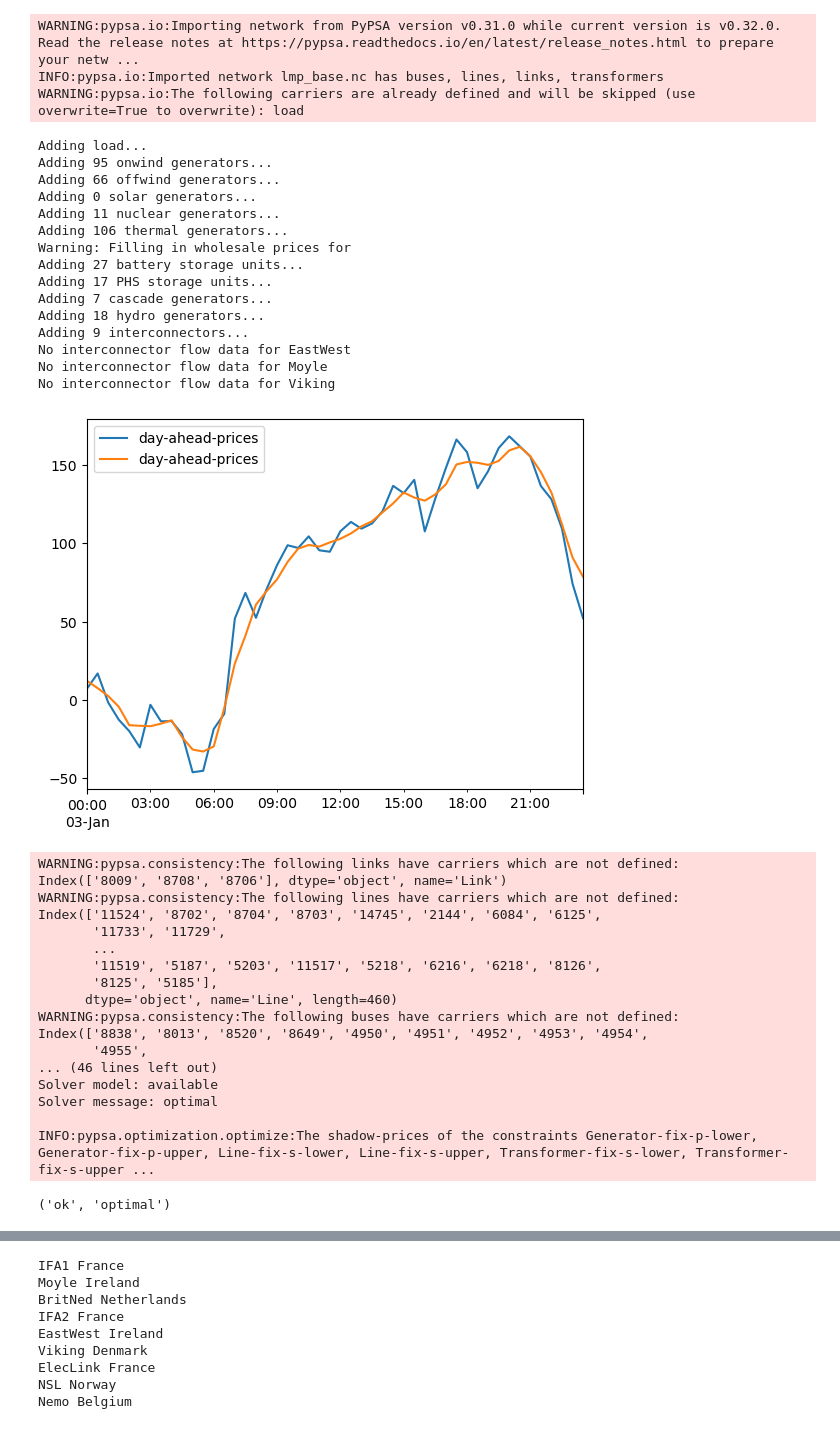
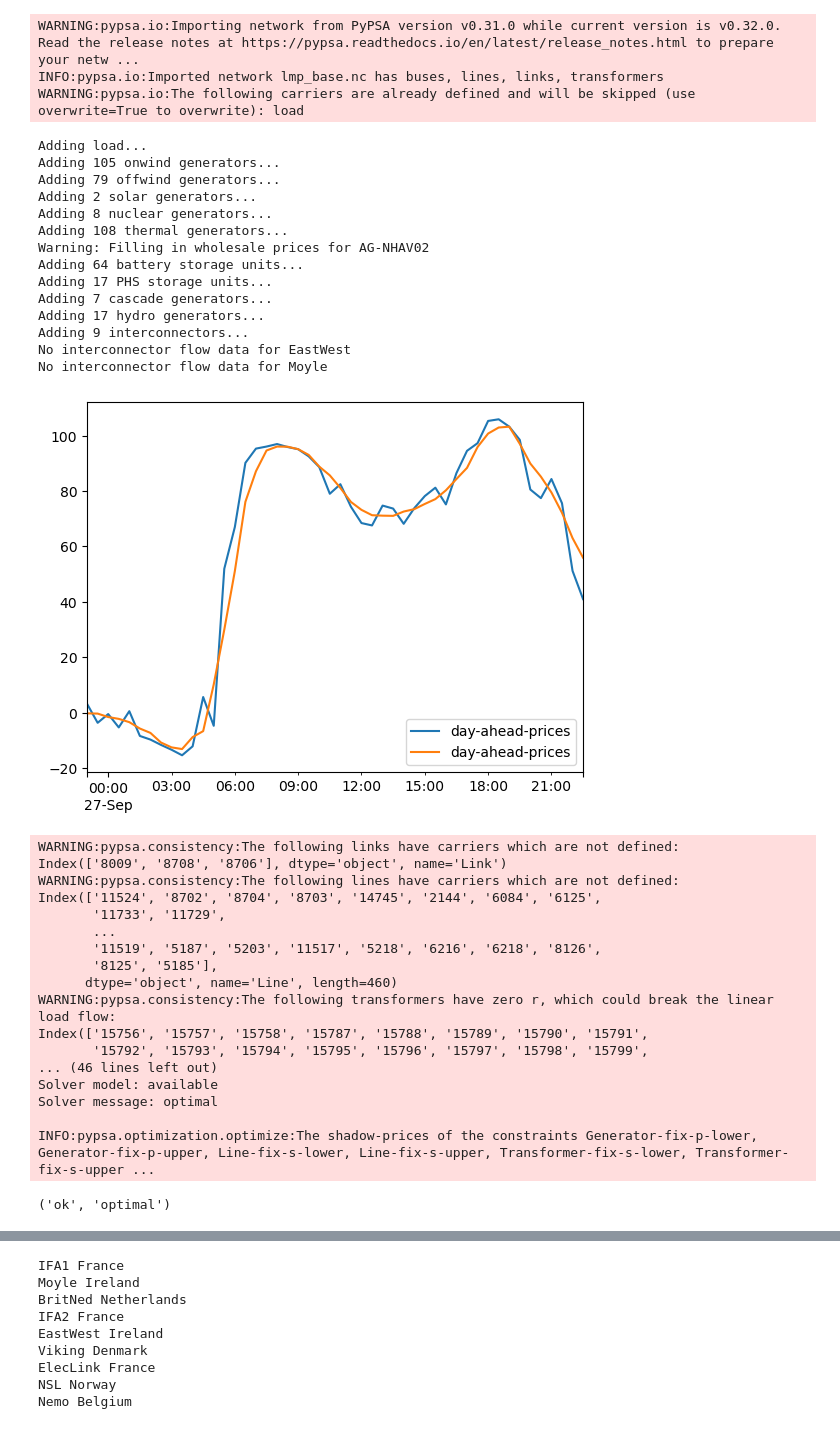
Before and after one commit to LukasFrankenQ/GBPower, a Jupyter notebook: notebooks/build_supply_curve.ipynb, the cells around one changed output, grey strips where cells are left out. Saved outputs shown, nothing was run; the diff lists cells and outputs as text; code cells hidden in the pictures.

```diff
--- a/notebooks/build_supply_curve.ipynb
+++ b/notebooks/build_supply_curve.ipynb
@@ -648,7 +648,7 @@ def add_carriers(n, bmus, interconnection_countries):
 if __name__ == '__main__':
 
     # day = '2024-03-21'
-    day = '2022-01-03'
+    day = '2024-09-27'
 
     pn = pd.read_csv(pn_fn.format(day), index_col=0, parse_dates=True)
     mel = pd.read_csv(mel_fn.format(day), index_col=0, parse_dates=True)
@@ -707,43 +707,42 @@ if __name__ == '__main__':
         wholesale_prices,
         europe_wholesale_prices,
         nemo,
         cfd_strike_prices,
         roc_values,
         nuclear_wholesale_price,
         battery_phs_capacities,
         interconnection_mapper,
         interconnection_capacities,
         interconnection_countries,
         fixed_ic,
         country_coords,
         )
 
     m = n.generators_t.marginal_cost
 
     scale_merit_order(n, dah, collective=False)
 
     #remove_all_interconnectors(n)
     #remove_all_storage(n)
 # %% [output]
 WARNING:pypsa.io:Importing network from PyPSA version v0.31.0 while current version is v0.32.0. Read the release notes at https://pypsa.readthedocs.io/en/latest/release_notes.html to prepare your netw ...
 INFO:pypsa.io:Imported network lmp_base.nc has buses, lines, links, transformers
 WARNING:pypsa.io:The following carriers are already defined and will be skipped (use overwrite=True to overwrite): load
 Adding load...
-Adding 95 onwind generators...
-Adding 66 offwind generators...
-Adding 0 solar generators...
-Adding 11 nuclear generators...
-Adding 106 thermal generators...
-Warning: Filling in wholesale prices for
-Adding 27 battery storage units...
+Adding 105 onwind generators...
+Adding 79 offwind generators...
+Adding 2 solar generators...
+Adding 8 nuclear generators...
+Adding 108 thermal generators...
+Warning: Filling in wholesale prices for AG-NHAV02
+Adding 64 battery storage units...
 Adding 17 PHS storage units...
 Adding 7 cascade generators...
-Adding 18 hydro generators...
+Adding 17 hydro generators...
 Adding 9 interconnectors...
 No interconnector flow data for EastWest
 No interconnector flow data for Moyle
-No interconnector flow data for Viking
-[figure, old version]
+[figure, new version]
 # %%
 n.optimize()
 # %% [output]
@@ -756,9 +755,9 @@ Index(['11524', '8702', '8704', '8703', '14745', '2144', '6084', '6125',
        '11519', '5187', '5203', '11517', '5218', '6216', '6218', '8126',
        '8125', '5185'],
       dtype='object', name='Line', length=460)
-WARNING:pypsa.consistency:The following buses have carriers which are not defined:
-Index(['8838', '8013', '8520', '8649', '4950', '4951', '4952', '4953', '4954',
-       '4955',
+WARNING:pypsa.consistency:The following transformers have zero r, which could break the linear load flow:
+Index(['15756', '15757', '15758', '15787', '15788', '15789', '15790', '15791',
+       '15792', '15793', '15794', '15795', '15796', '15797', '15798', '15799',
 ... (46 lines left out)
 Solver model: available
 Solver message: optimal
```
Also changed, not shown: parts of 6 cells of this notebook, 2 other files.
